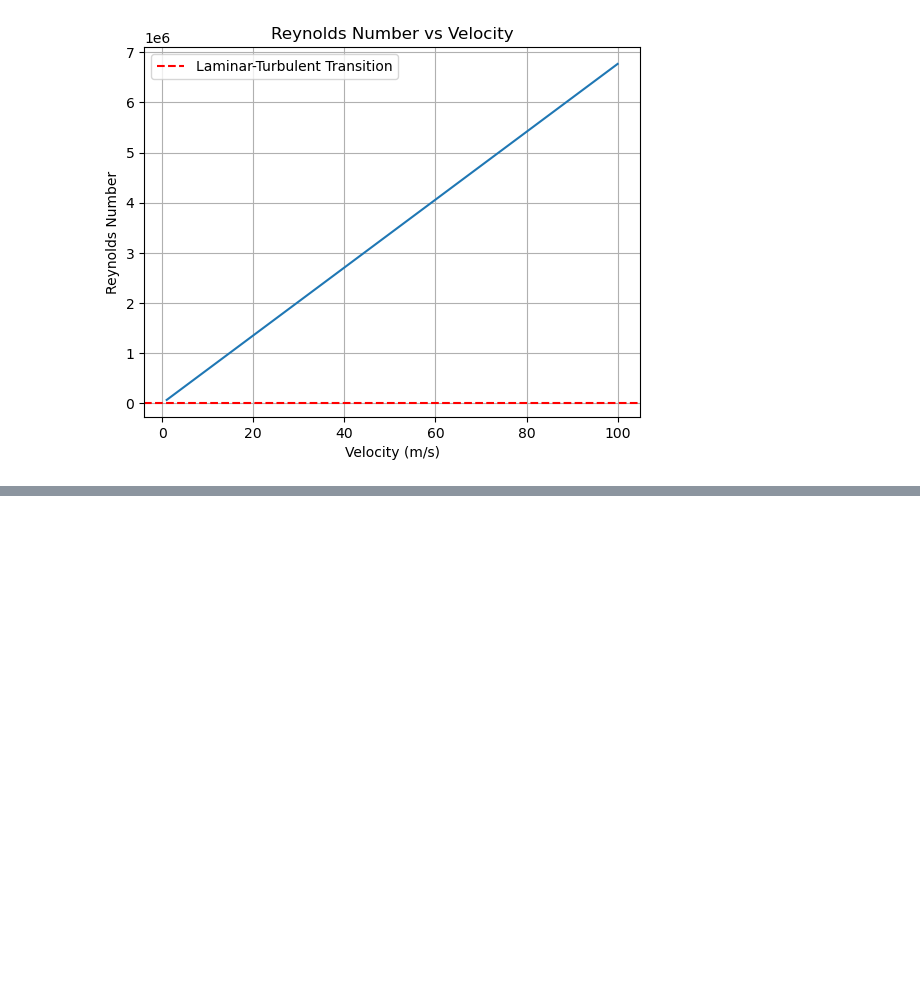
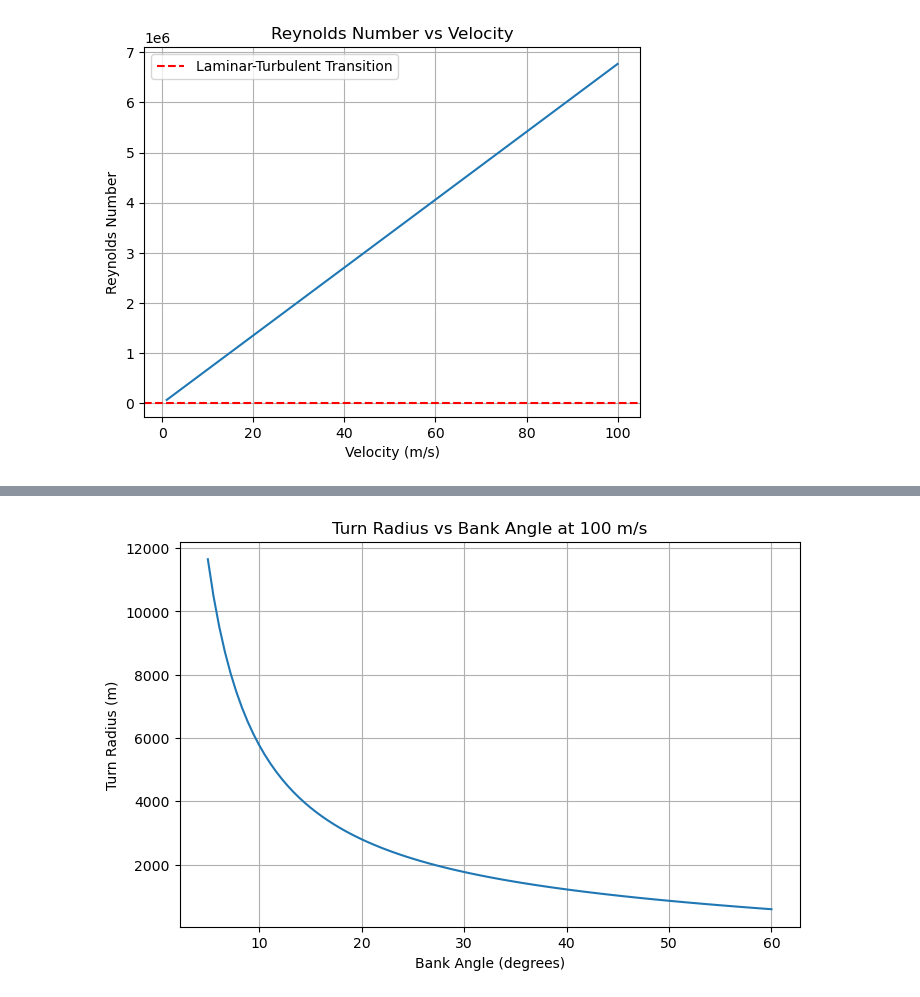
Before and after one commit to j85liu/aerospace, a Jupyter notebook: aerodynamics.ipynb, the cells around one changed output, grey strips where cells are left out. Saved outputs shown, nothing was run; the diff lists cells and outputs as text; code cells hidden in the pictures; blank space fills up the shorter version.

```diff
--- a/aerodynamics.ipynb
+++ b/aerodynamics.ipynb
@@ -155,0 +158,17 @@ plt.show()
+# %%
+# Jupyter Cell 2: Bank angle vs. turn radius
+
+bank_angles = np.radians(np.linspace(5, 60, 100))  # in radians
+v = 100  # m/s constant speed
+
+turn_radius = v**2 / (g * np.tan(bank_angles))
+
+plt.figure(figsize=(8, 5))
+plt.plot(np.degrees(bank_angles), turn_radius)
+plt.xlabel('Bank Angle (degrees)')
+plt.ylabel('Turn Radius (m)')
+plt.title('Turn Radius vs Bank Angle at 100 m/s')
+plt.grid(True)
+plt.show()
+# %% [output]
+[figure, added]
```
Also changed, not shown: parts of 5 cells of this notebook.
